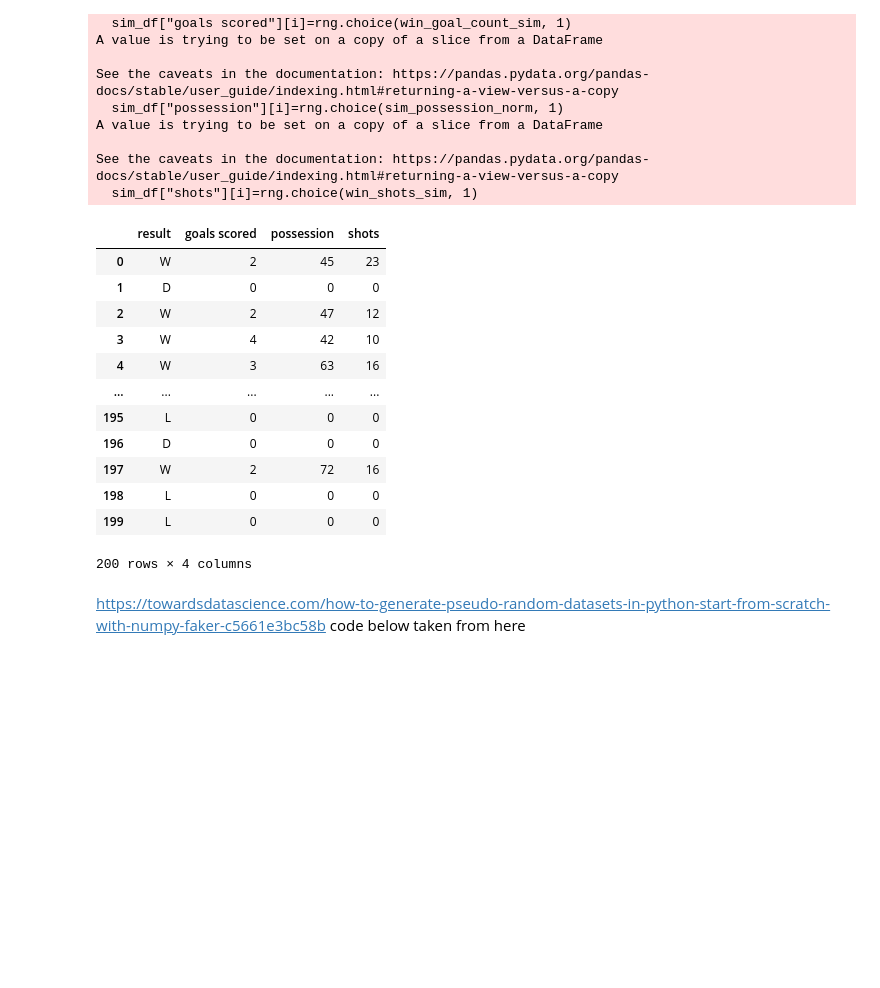
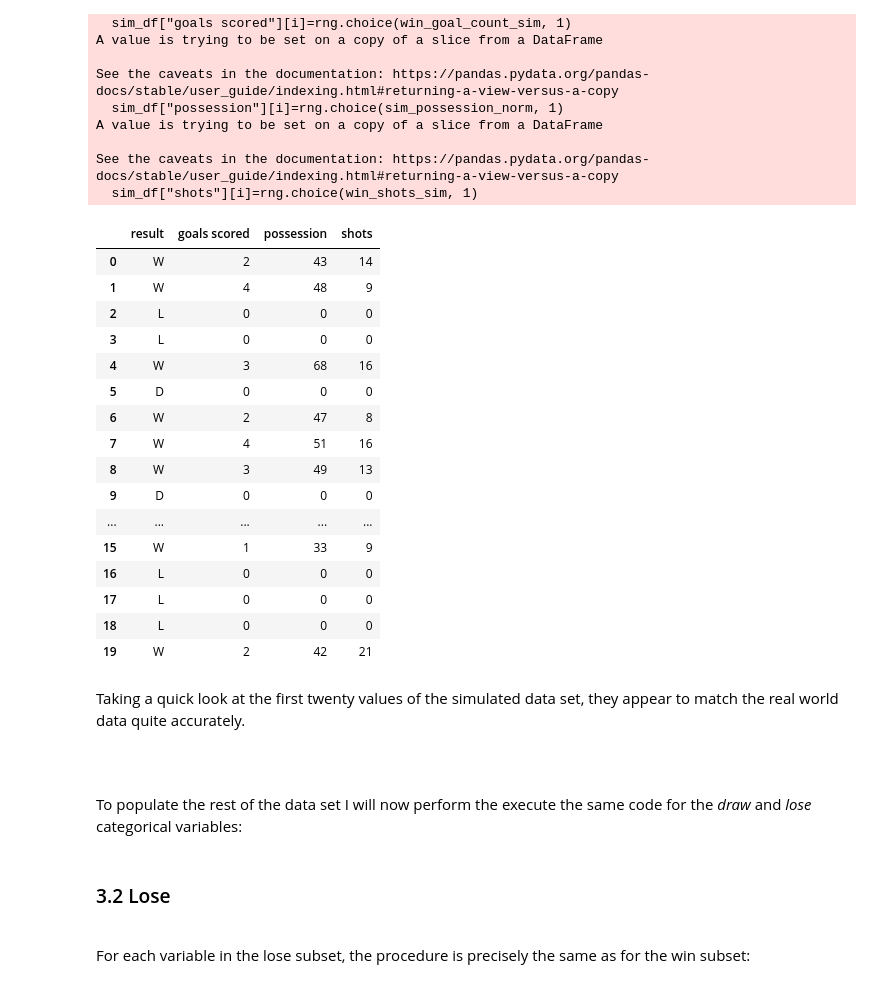
Before and after one commit to colm-o-caoimh/FootballSimulation, a Jupyter notebook: PDA_Project2020.ipynb, the cells around one changed output. Cells and saved outputs as stored; diff of their text form; code cells hidden in the pictures; blank space fills up the shorter version.

Commit message:
Initial simulated data set fully populated; More tweaking to be done on variable relationships and distributions

```diff
--- a/PDA_Project2020.ipynb
+++ b/PDA_Project2020.ipynb
@@ -1045,0 +1049,3 @@ sim_df
+# %%
+# Convert array to pandas series
+sim_possession_norm = pd.Series(sim_possession_norm)
@@ -1067,20 +1093,34 @@ A value is trying to be set on a copy of a slice from a DataFrame
 See the caveats in the documentation: https://pandas.pydata.org/pandas-docs/stable/user_guide/indexing.html#returning-a-view-versus-a-copy
   sim_df["shots"][i]=rng.choice(win_shots_sim, 1)
 # %%
-sim_df
+sim_df.head(20)
 # %% [output]
 |  | result | goals scored | possession | shots |
-| 0 | W | 2 | 45 | 23 |
-| 1 | D | 0 | 0 | 0 |
-| 2 | W | 2 | 47 | 12 |
-| 3 | W | 4 | 42 | 10 |
-| 4 | W | 3 | 63 | 16 |
+| 0 | W | 2 | 43 | 14 |
+| 1 | W | 4 | 48 | 9 |
+| 2 | L | 0 | 0 | 0 |
+| 3 | L | 0 | 0 | 0 |
+| 4 | W | 3 | 68 | 16 |
+| 5 | D | 0 | 0 | 0 |
+| 6 | W | 2 | 47 | 8 |
+| 7 | W | 4 | 51 | 16 |
+| 8 | W | 3 | 49 | 13 |
+| 9 | D | 0 | 0 | 0 |
 | ... | ... | ... | ... | ... |
-| 195 | L | 0 | 0 | 0 |
-| 196 | D | 0 | 0 | 0 |
-| 197 | W | 2 | 72 | 16 |
-| 198 | L | 0 | 0 | 0 |
-| 199 | L | 0 | 0 | 0 |
+| 15 | W | 1 | 33 | 9 |
+| 16 | L | 0 | 0 | 0 |
+| 17 | L | 0 | 0 | 0 |
+| 18 | L | 0 | 0 | 0 |
+| 19 | W | 2 | 42 | 21 |
-200 rows × 4 columns
-# %% [markdown]
-https://towardsdatascience.com/how-to-generate-pseudo-random-datasets-in-python-start-from-scratch-with-numpy-faker-c5661e3bc58b code below taken from here
+# %% [markdown]
+Taking a quick look at the first twenty values of the simulated data set, they appear to match the real world data quite accurately.
+# %% [markdown]
+<br>
+# %% [markdown]
+To populate the rest of the data set I will now perform the execute the same code for the *draw* and *lose* categorical variables:
+# %% [markdown]
+### 3.2 Lose
+
+<br>
+
+For each variable in the lose subset, the procedure is precisely the same as for the win subset:
```
Also changed, not shown: parts of 73 cells of this notebook.
